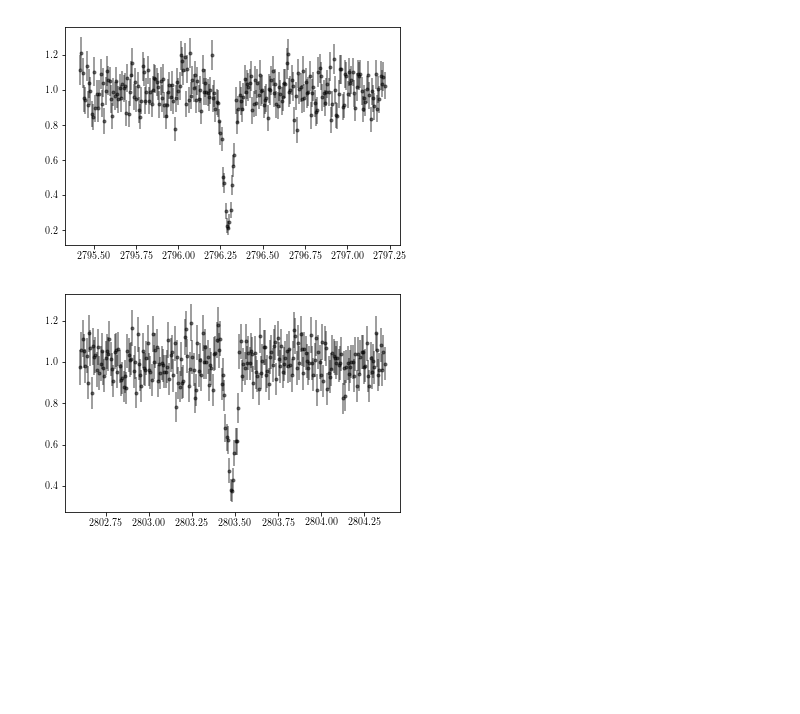
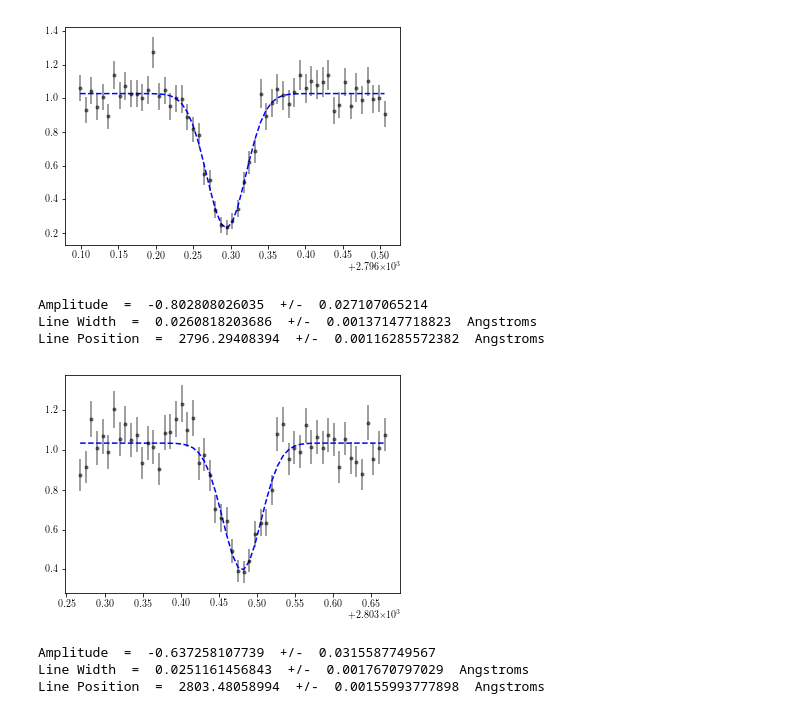
Before and after one commit to gmduvvuri/astr5550, a Jupyter notebook: homework/project_2/project2_gmduvvuri.ipynb, the cells around one changed output. Cells and saved outputs as stored; diff of their text form; code cells hidden in the pictures; blank space fills up the shorter version.

```diff
--- a/homework/project_2/project2_gmduvvuri.ipynb
+++ b/homework/project_2/project2_gmduvvuri.ipynb
@@ -112,15 +113,3 @@ normsigma_1 = sigma_1/np.polyval(fit_1, wave_1)
 
 normflux_2 = flux_2/np.polyval(fit_2, wave_2)
 normsigma_2 = sigma_2/np.polyval(fit_2, wave_2)
-# %%
-plt.errorbar(wave_1, normflux_1, yerr=normsigma_1,
-             alpha=0.5, fmt='.k')
-plt.show()
-# %% [output]
-[figure, removed]
-# %%
-plt.errorbar(wave_2, normflux_2, yerr=normsigma_2,
-             alpha=0.5, fmt='.k')
-plt.show()
-# %% [output]
-[figure, removed]
@@ -126,0 +155,52 @@ plt.show()
+# %%
+init_1 = [-0.8, 0.03, 2796.3, 1.0]
+popt_1, pcov_1 = fit_chi2(init_1, wave_1, normflux_1, normsigma_1)
+
+amp_1 = popt_1[0]
+width_1 = popt_1[1]
+mean_1 = popt_1[2]
+offset_1 = popt_1[3]
+
+plt.errorbar(wave_1, normflux_1, yerr=normsigma_1,
+             alpha=0.5, fmt='.k')
+plt.plot(wave_1,
+         model_gaussian(wave_1,
+                        amp_1, width_1, mean_1, offset_1),
+         '--b')
+plt.show()
+uncertainties_1 = [np.sqrt(pcov_1[i, i]) for i in range(0, 4)]
+for i in range(0, 3):
+    print(label_strs[i],
+          ' = ', str(popt_1[i]), ' +/- ',
+          str(uncertainties_1[i]), unit_strs[i])
+# %% [output]
+[figure, added]
+Amplitude  =  -0.802808026035  +/-  0.027107065214
+Line Width  =  0.0260818203686  +/-  0.00137147718823  Angstroms
+Line Position  =  2796.29408394  +/-  0.00116285572382  Angstroms
+# %%
+init_2 = [-0.6, 0.03, 2803.45, 1.0]
+popt_2, pcov_2 = fit_chi2(init_2, wave_2, normflux_2, normsigma_2)
+
+amp_2 = popt_2[0]
+width_2 = popt_2[1]
+mean_2 = popt_2[2]
+offset_2 = popt_2[3]
+
+plt.errorbar(wave_2, normflux_2, yerr=normsigma_2,
+             alpha=0.5, fmt='.k')
+plt.plot(wave_2,
+         model_gaussian(wave_2,
+                        amp_2, width_2, mean_2, offset_2),
+         '--b')
+plt.show()
+uncertainties_2 = [np.sqrt(pcov_2[i, i]) for i in range(0, 4)]
+for i in range(0, 3):
+    print(label_strs[i],
+          ' = ', str(popt_2[i]), ' +/- ',
+          str(uncertainties_2[i]), unit_strs[i])
+# %% [output]
+[figure, added]
+Amplitude  =  -0.637258107739  +/-  0.0315587749567
+Line Width  =  0.0251161456843  +/-  0.0017670797029  Angstroms
+Line Position  =  2803.48058994  +/-  0.00155993777898  Angstroms
```
Also changed, not shown: parts of 10 cells of this notebook.
